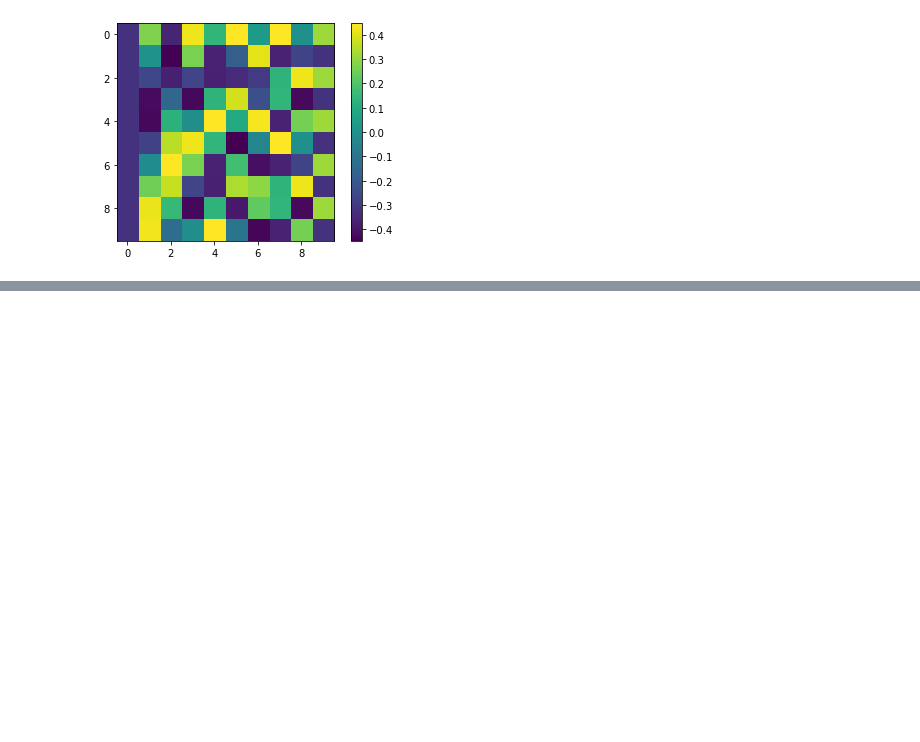
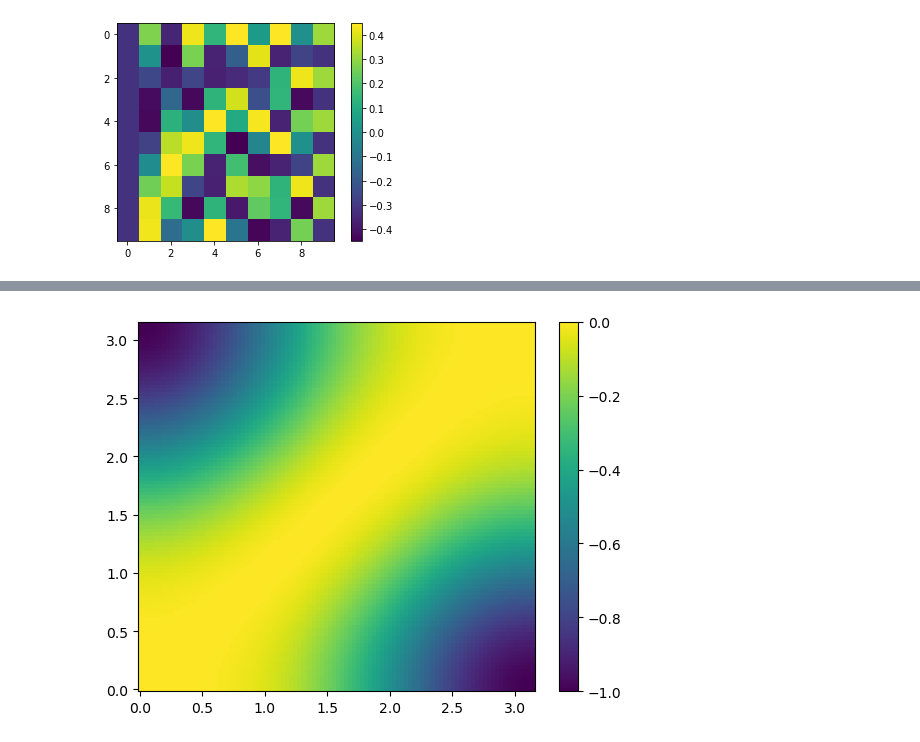
Before and after one commit to chuan97/long-range-ising, a Jupyter notebook: test_antiferro_zerotemp.ipynb, the cells around one changed output, grey strips where cells are left out. Cells and saved outputs as stored; diff of their text form; code cells hidden in the pictures; blank space fills up the shorter version.

```diff
--- a/test_antiferro_zerotemp.ipynb
+++ b/test_antiferro_zerotemp.ipynb
@@ -930,0 +981,21 @@ plt.show()
+# %%
+thetaA = np.linspace(0, np.pi, 100)
+thetaB = np.linspace(0, np.pi, 100)
+
+G = 1
+s = 1/2
+
+wz = 0.0 * s*G
+wx = 0.0 * s*G
+
+ms = np.empty((len(thetaA), len(thetaB)))
+for i, A in enumerate(thetaA):
+    for j, B in enumerate(thetaB):
+        theta = np.array([A, B])
+        ms[i, j] = variational_e(theta, G, wx, wz, s)
+
+plt.pcolormesh(thetaA, thetaB, ms.T)
+plt.colorbar()
+plt.show()
+# %% [output]
+[figure, added]
```
Also changed, not shown: parts of 4 cells of this notebook, 2 other files.
